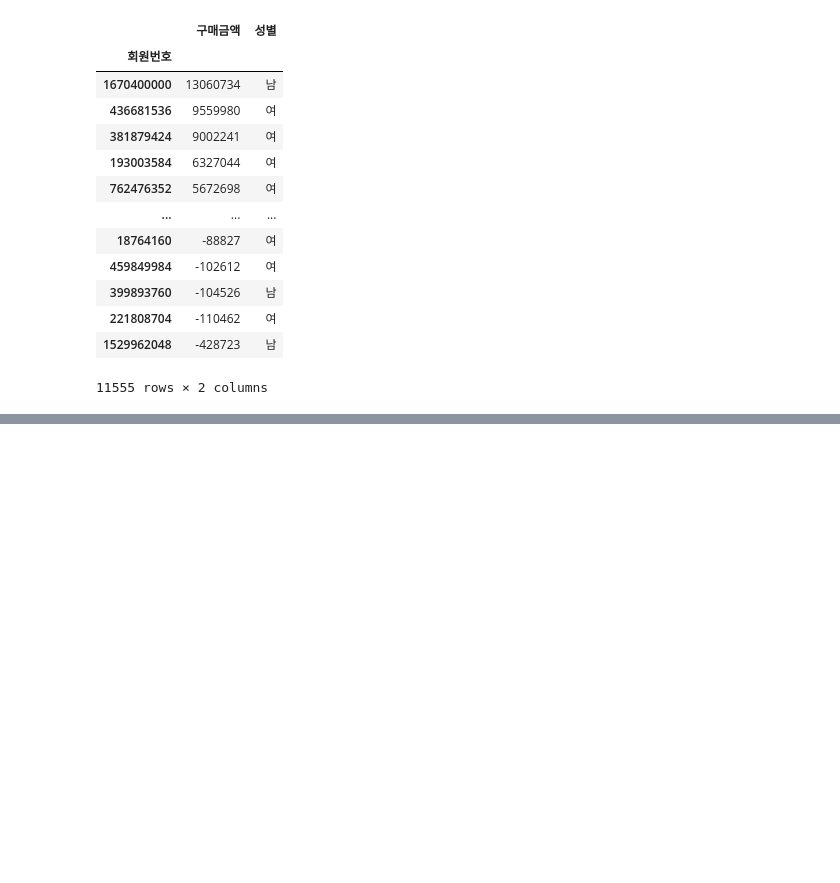
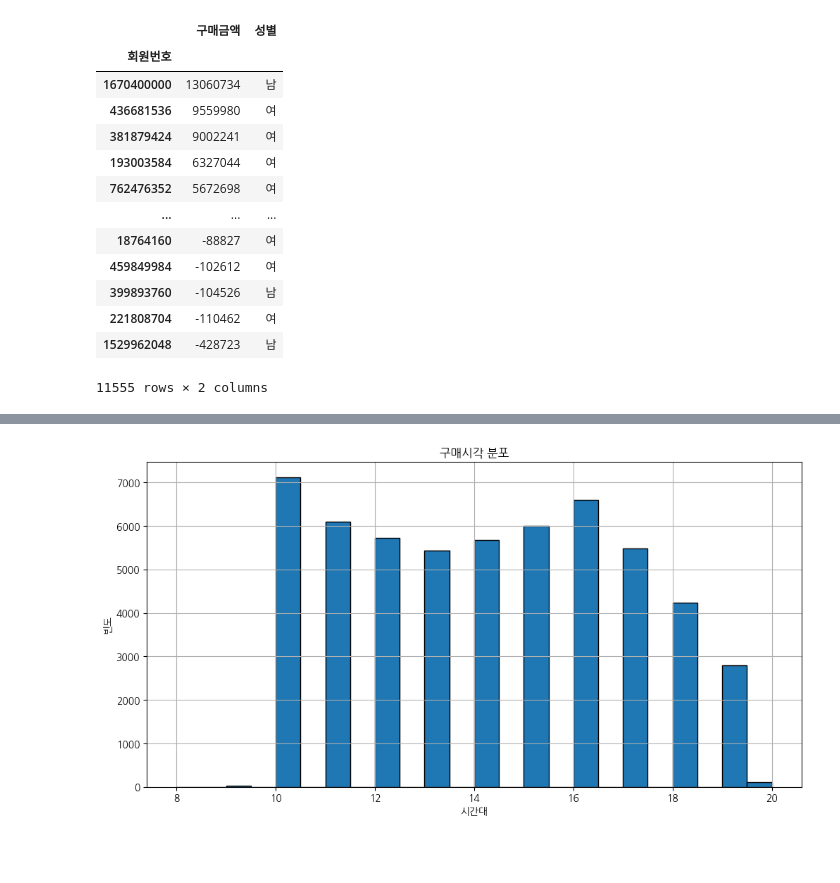
Before and after one commit to brooklyn-h/hanaro_1, a Jupyter notebook: mini_project.ipynb, the cells around one changed output, grey strips where cells are left out. Saved outputs shown, nothing was run; the diff lists cells and outputs as text; code cells hidden in the pictures; blank space fills up the shorter version.

```diff
--- a/mini_project.ipynb
+++ b/mini_project.ipynb
@@ -172,0 +337,12 @@ final_result
+# %%
+# '구매시각' 칼럼의 히스토그램
+plt.figure(figsize=(12, 6))
+a['Hour'].hist(bins=24, edgecolor='black')
+plt.title('구매시각 분포')
+plt.xlabel('시간대')
+plt.ylabel('빈도')
+plt.show()
+# %% [output]
+[figure, added]
+# %% [markdown]
+##
```
Also changed, not shown: parts of 24 cells of this notebook.
